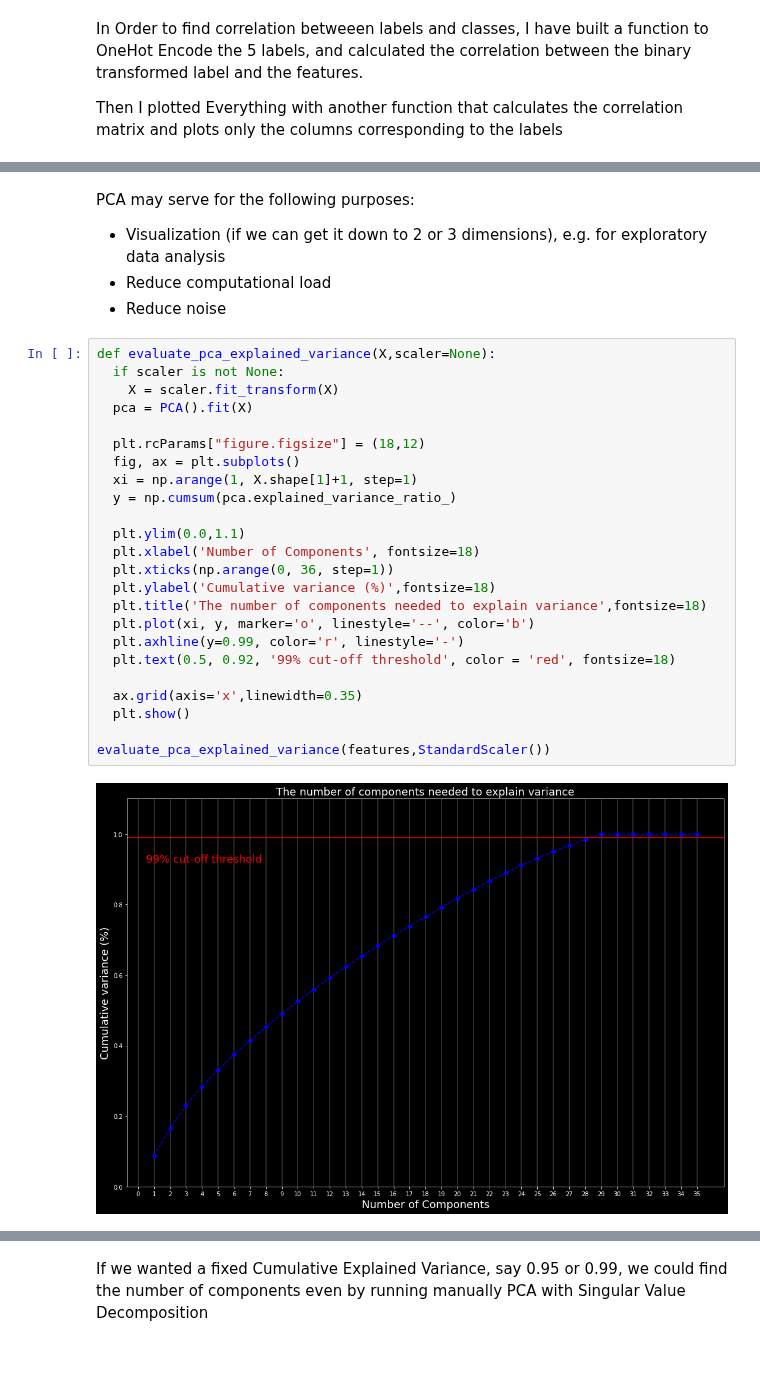
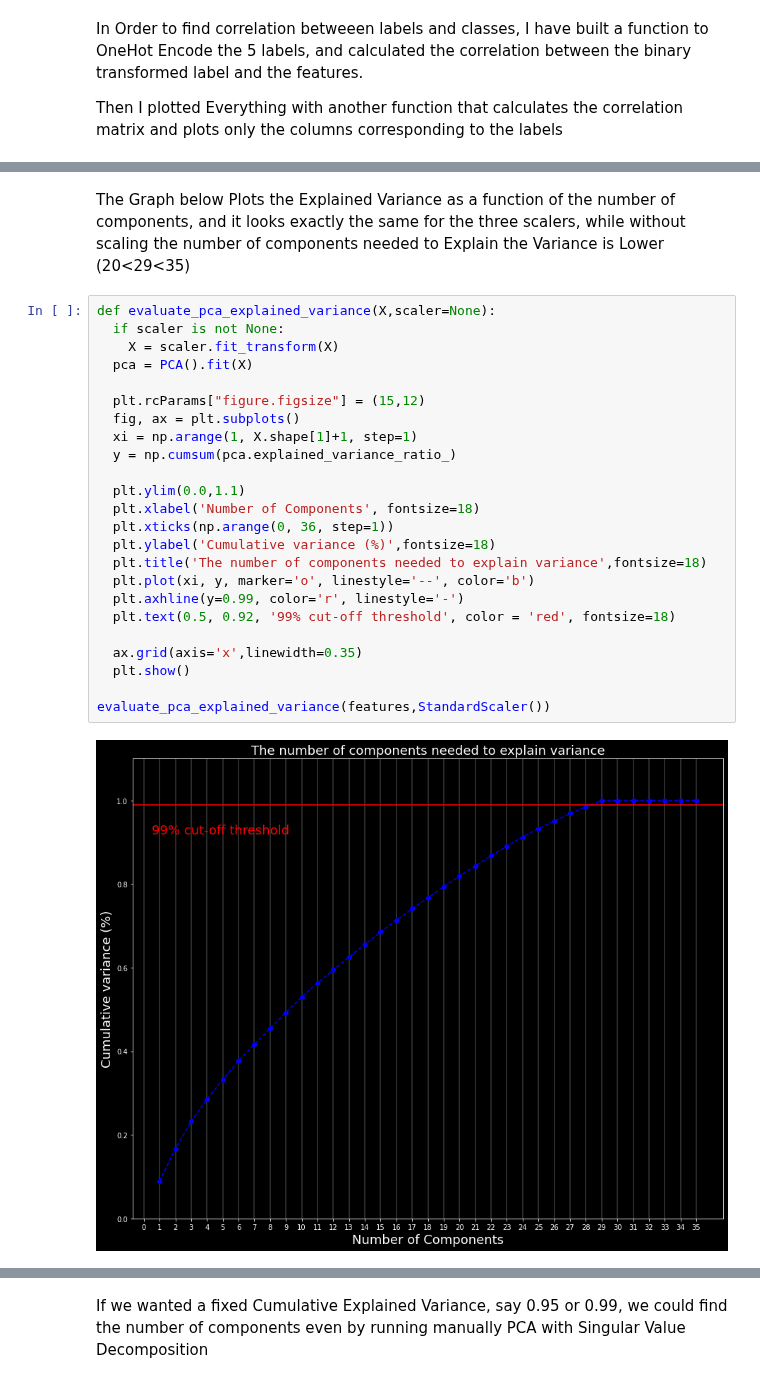
Before and after one commit to pietromarini00/30412-Classification-with-LogisticRegression, a Jupyter notebook: Pipeline.ipynb, the cells around one changed output, grey strips where cells are left out. Cells and saved outputs as stored; diff of their text form; blank space fills up the shorter version.

```diff
--- a/Pipeline.ipynb
+++ b/Pipeline.ipynb
@@ -132,31 +132,28 @@ Therefore I opted for Standard Scaler, because of the theoretical considerations
-# %% [markdown]
-PCA may serve for the following purposes:
-- Visualization (if we can get it down to 2 or 3 dimensions), e.g. for exploratory data analysis
-- Reduce computational load
-- Reduce noise
+# %% [markdown]
+The Graph below Plots the Explained Variance as a function of the number of components, and it looks exactly the same for the three scalers, while without scaling the number of components needed to Explain the Variance is Lower (20<29<35)
 # %%
 def evaluate_pca_explained_variance(X,scaler=None):
   if scaler is not None:
     X = scaler.fit_transform(X)
   pca = PCA().fit(X)
 
-  plt.rcParams["figure.figsize"] = (18,12)
+  plt.rcParams["figure.figsize"] = (15,12)
   fig, ax = plt.subplots()
   xi = np.arange(1, X.shape[1]+1, step=1)
   y = np.cumsum(pca.explained_variance_ratio_)
 
   plt.ylim(0.0,1.1)
   plt.xlabel('Number of Components', fontsize=18)
   plt.xticks(np.arange(0, 36, step=1))
   plt.ylabel('Cumulative variance (%)',fontsize=18)
   plt.title('The number of components needed to explain variance',fontsize=18)
   plt.plot(xi, y, marker='o', linestyle='--', color='b')
   plt.axhline(y=0.99, color='r', linestyle='-')
   plt.text(0.5, 0.92, '99% cut-off threshold', color = 'red', fontsize=18)
 
   ax.grid(axis='x',linewidth=0.35)
   plt.show()
 
 evaluate_pca_explained_variance(features,StandardScaler())
 # %% [output]
-[figure, old version]
+[figure, new version]
```
Also changed, not shown: parts of 35 cells of this notebook.
